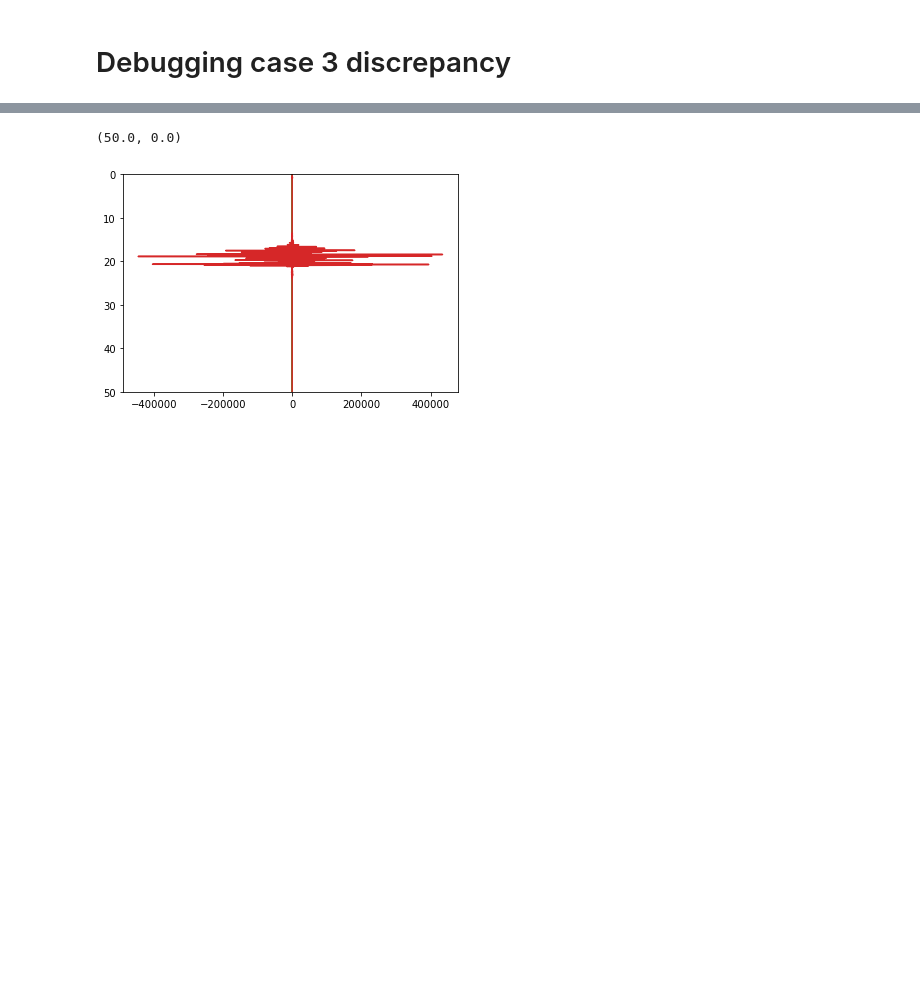
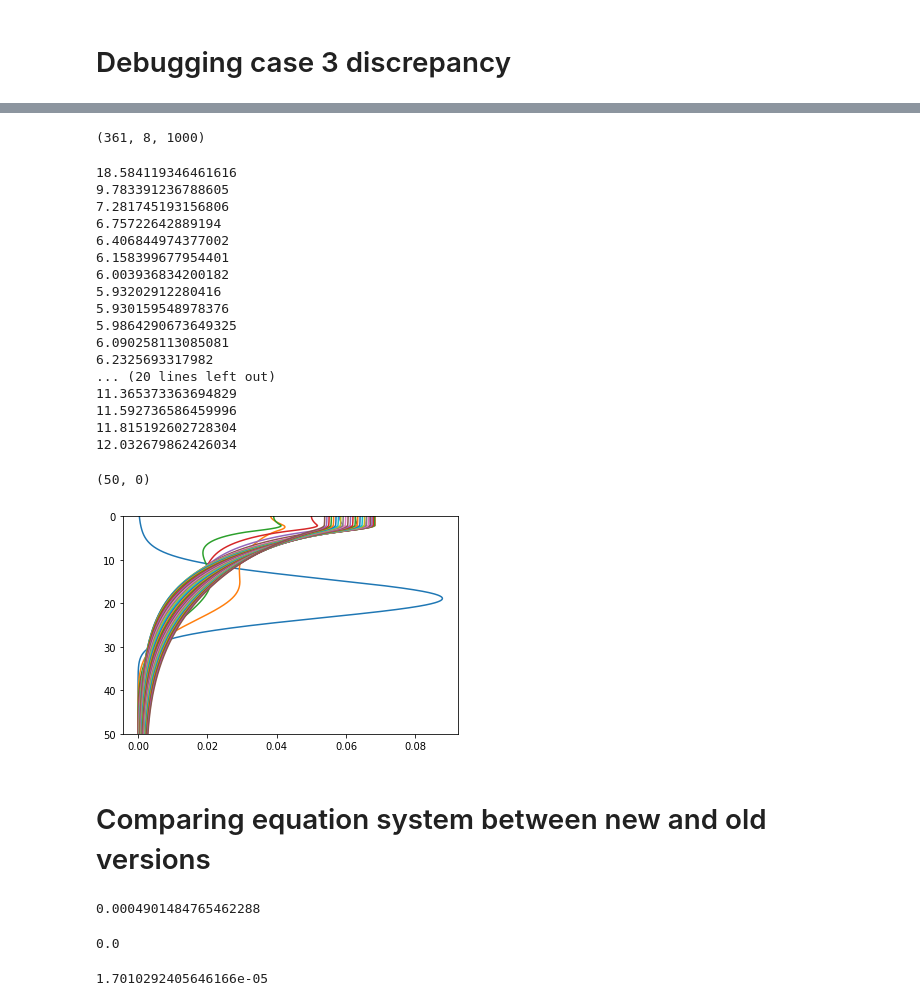
Before and after one commit to nordam/Eulerian-and-Lagrangian-methods, a Jupyter notebook: notebooks/Debugging.ipynb, the cells around one changed output, grey strips where cells are left out. Saved outputs shown, nothing was run; the diff lists cells and outputs as text; code cells hidden in the pictures; blank space fills up the shorter version.

```diff
--- a/notebooks/Debugging.ipynb
+++ b/notebooks/Debugging.ipynb
@@ -399,0 +400,6 @@ zc = zf[:-1] + dz/2
+# %%
+for it in range(11):
+    plt.plot(np.sum(CgA[it,:,:], axis = 0), zc)
+    print(np.sum(zc*np.sum(CgA[it,:,:], axis = 0))*dz)
+
+plt.ylim(50, 0)
@@ -399,0 +420,6 @@ zc = zf[:-1] + dz/2
+# %%
+CgA = np.load('../tmp_results/Case3_K_A_block_Nclasses=8_NJ=1000_dt=120.0.npy')
+print(CgA.shape)
+
+zf, dz = np.linspace(0, 50, CgA.shape[-1]+1, retstep = True)
+zc = zf[:-1] + dz/2
@@ -399,0 +428,6 @@ zc = zf[:-1] + dz/2
+# %%
+for it in range(11):
+    plt.plot(np.sum(CgA[it,:,:], axis = 0), zc)
+    print(np.sum(zc*np.sum(CgA[it,:,:], axis = 0))*dz)
+
+plt.ylim(50, 0)
@@ -400,8 +448,63 @@ zc = zf[:-1] + dz/2
+# %%
+CgA = np.load('../../EulerLagrange-debugging-copy/results_tmp/Case3_K_A_block_Nclasses=8_NJ=1000_dt=60.npy')
+print(CgA.shape)
+
+zf, dz = np.linspace(0, 50, CgA.shape[-1]+1, retstep = True)
+zc = zf[:-1] + dz/2
+# %% [output]
+(361, 8, 1000)
 # %%
-for it in [0, 1, 2, 3]:
+for it in range(1, 360, 10):
     plt.plot(np.sum(CgA[it,:,:], axis = 0), zc)
+    print(np.sum(zc*np.sum(CgA[it,:,:], axis = 0))*dz)
 
 plt.ylim(50, 0)
 # %% [output]
-(50.0, 0.0)
+18.584119346461616
+9.783391236788605
+7.281745193156806
+6.75722642889194
+6.406844974377002
+6.158399677954401
+6.003936834200182
+5.93202912280416
+5.930159548978376
+5.9864290673649325
+6.090258113085081
+6.2325693317982
+... (20 lines left out)
+11.365373363694829
+11.592736586459996
+11.815192602728304
+12.032679862426034
+(50, 0)
-[figure, old version]
+[figure, new version]
+# %% [markdown]
+# Comparing equation system between new and old versions
+# %%
+RHS_old = np.load('../../EulerLagrange-debugging-copy/scripts/RHS_case3_old.npy')
+RHS_new = np.load('../scripts/RHS_case3_new.npy')
+
+#assert np.allclose(RHS_old, RHS_new)
+
+print(np.amax(np.abs(RHS_old - RHS_new)))
+# %% [output]
+0.0004901484765462288
+# %%
+LHS_old = np.load('../../EulerLagrange-debugging-copy/scripts/LHS_case3_old.npy')
+LHS_new = np.load('../scripts/LHS_case3_new.npy')
+
+assert np.allclose(LHS_old, LHS_new)
+
+print(np.amax(np.abs(LHS_old - LHS_new)))
+# %% [output]
+0.0
+# %%
+c_next_old = np.load('../../EulerLagrange-debugging-copy/scripts/c_next_case3_old.npy')
+c_next_new = np.load('../scripts/c_next_case3_new.npy')
+
+#assert np.allclose(c_next_old, c_next_new)
+
+print(np.amax(np.abs(c_next_old - c_next_new)))
+# %% [output]
+1.7010292405646166e-05
```
Also changed, not shown: parts of 13 cells of this notebook.
